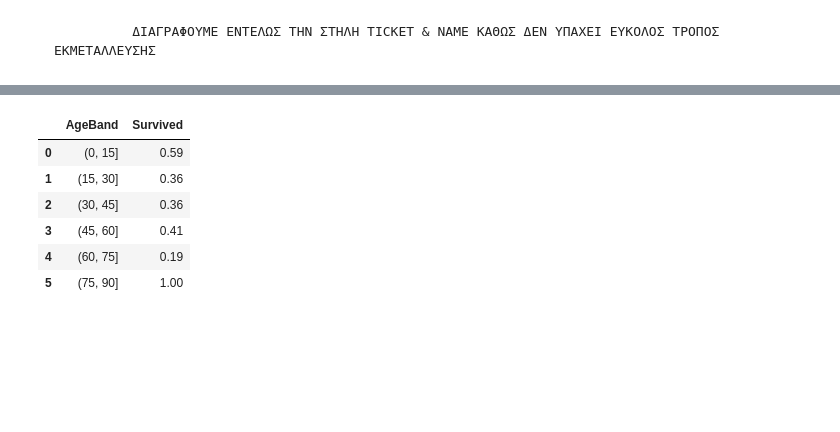
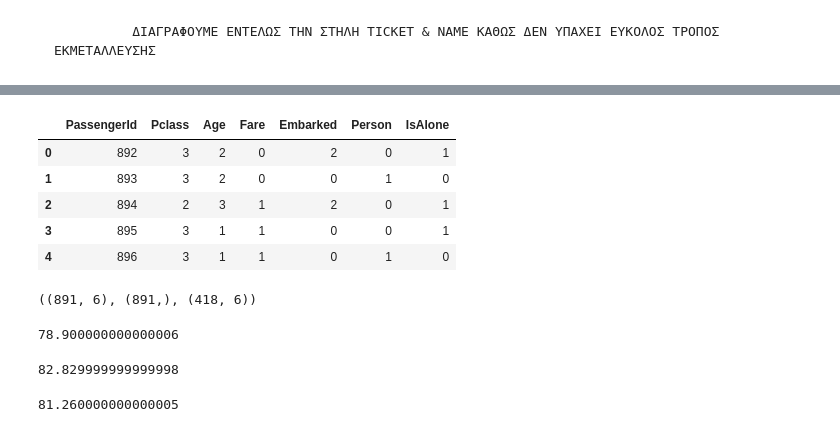
Before and after one commit to stefanosarta/titanic, a Jupyter notebook: titanic.ipynb, the cells around one changed output, grey strips where cells are left out. Drawn from its saved outputs; the diff is of its cells as text; code cells hidden in the pictures; blank space fills up the shorter version.

Commit message:
Adding Machine Learning Sections

```diff
--- a/titanic.ipynb
+++ b/titanic.ipynb
@@ -587,11 +614,15 @@ train_df.head(2)
-# %%
-train_df['AgeBand'] = pd.cut(train_df['Age'], [0,15,30,45,60,75,90])
-train_df[['AgeBand', 'Survived']].groupby(['AgeBand'], as_index=False).mean().sort_values(by='AgeBand', ascending=True)
-# %% [output]
-|  | AgeBand | Survived |
-| 0 | (0, 15] | 0.59 |
-| 1 | (15, 30] | 0.36 |
-| 2 | (30, 45] | 0.36 |
-| 3 | (45, 60] | 0.41 |
-| 4 | (60, 75] | 0.19 |
-| 5 | (75, 90] | 1.00 |
+# %%
+test_df.head()
+# %% [output]
+|  | PassengerId | Pclass | Age | Fare | Embarked | Person | IsAlone |
+| 0 | 892 | 3 | 2 | 0 | 2 | 0 | 1 |
+| 1 | 893 | 3 | 2 | 0 | 0 | 1 | 0 |
+| 2 | 894 | 2 | 3 | 1 | 2 | 0 | 1 |
+| 3 | 895 | 3 | 1 | 1 | 0 | 0 | 1 |
+| 4 | 896 | 3 | 1 | 1 | 0 | 1 | 0 |
+# %%
+X_train = train_df.drop("Survived", axis=1)
+Y_train = train_df["Survived"]
+X_train.shape, Y_train.shape, X_test.shape
+# %% [output]
+((891, 6), (891,), (418, 6))
@@ -597,0 +639,28 @@ train_df[['AgeBand', 'Survived']].groupby(['AgeBand'], as_index=False).mean().so
+# %%
+# Logistic Regression
+
+logreg = LogisticRegression()
+logreg.fit(X_train, Y_train)
+Y_pred = logreg.predict(X_test)
+acc_log = round(logreg.score(X_train, Y_train) * 100, 2)
+acc_log
+# %% [output]
+78.900000000000006
+# %%
+# Support Vector Machines
+
+svc = SVC()
+svc.fit(X_train, Y_train)
+Y_pred = svc.predict(X_test)
+acc_svc = round(svc.score(X_train, Y_train) * 100, 2)
+acc_svc
+# %% [output]
+82.829999999999998
+# %%
+knn = KNeighborsClassifier(n_neighbors = 3)
+knn.fit(X_train, Y_train)
+Y_pred = knn.predict(X_test)
+acc_knn = round(knn.score(X_train, Y_train) * 100, 2)
+acc_knn
+# %% [output]
+81.260000000000005
```
Also changed, not shown: parts of 41 cells of this notebook.
